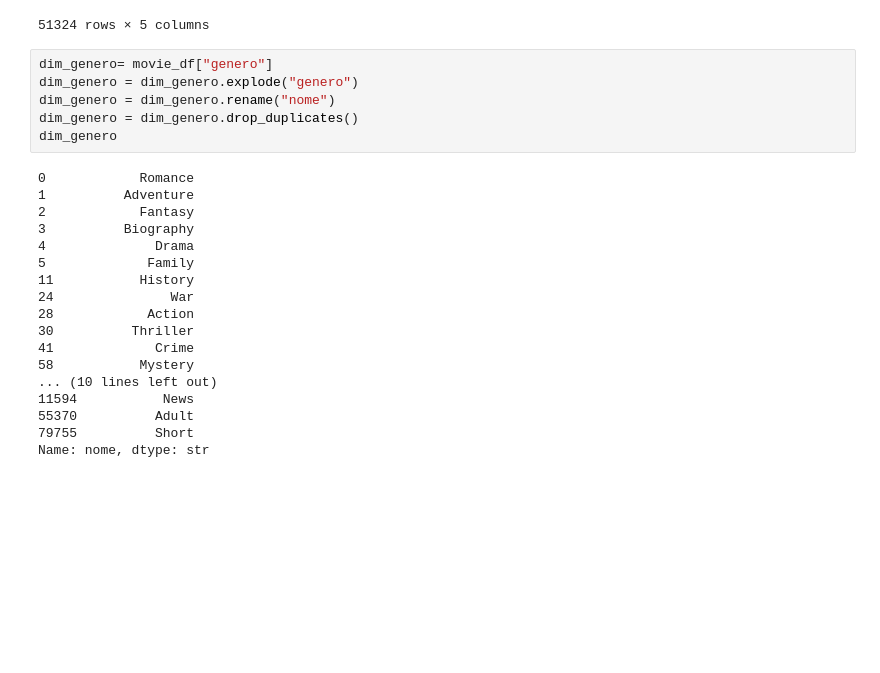
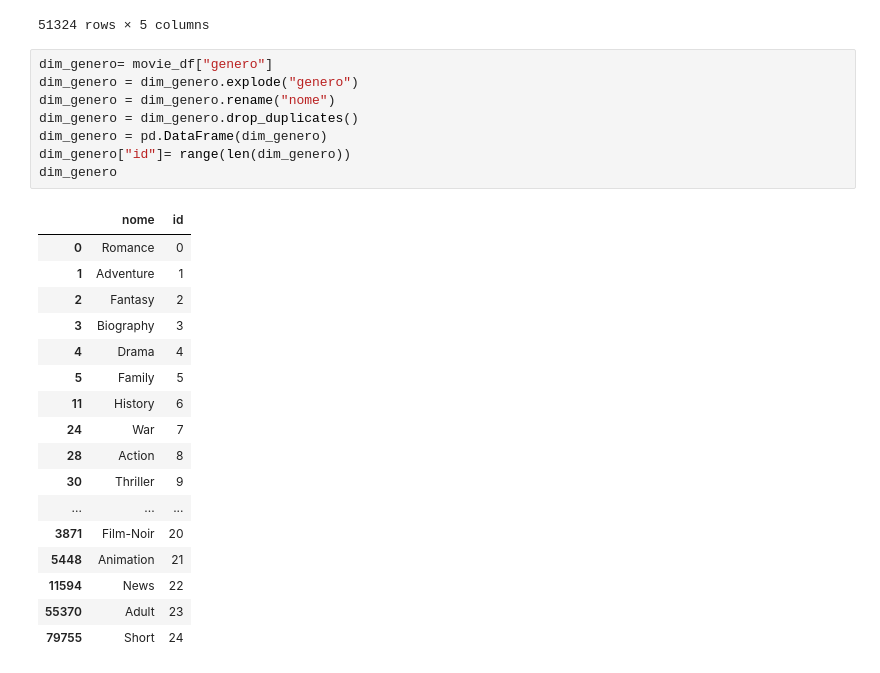
Before and after one commit to duduSC/trabalho_BI, a Jupyter notebook: etl.ipynb, the cells around one changed output. Saved outputs shown, nothing was run; the diff lists cells and outputs as text; blank space fills up the shorter version.

```diff
--- a/etl.ipynb
+++ b/etl.ipynb
@@ -115,27 +115,29 @@ fato_filme
 # %%
 dim_genero= movie_df["genero"]
 dim_genero = dim_genero.explode("genero")
 dim_genero = dim_genero.rename("nome")
 dim_genero = dim_genero.drop_duplicates()
+dim_genero = pd.DataFrame(dim_genero)
+dim_genero["id"]= range(len(dim_genero))
 dim_genero
 # %% [output]
-0            Romance
-1          Adventure
-2            Fantasy
-3          Biography
-4              Drama
-5             Family
-11           History
-24               War
-28            Action
-30          Thriller
-41             Crime
-58           Mystery
-... (10 lines left out)
-11594           News
-55370          Adult
-79755          Short
-Name: nome, dtype: str
+|  | nome | id |
+| 0 | Romance | 0 |
+| 1 | Adventure | 1 |
+| 2 | Fantasy | 2 |
+| 3 | Biography | 3 |
+| 4 | Drama | 4 |
+| 5 | Family | 5 |
+| 11 | History | 6 |
+| 24 | War | 7 |
+| 28 | Action | 8 |
+| 30 | Thriller | 9 |
+| ... | ... | ... |
+| 3871 | Film-Noir | 20 |
+| 5448 | Animation | 21 |
+| 11594 | News | 22 |
+| 55370 | Adult | 23 |
+| 79755 | Short | 24 |
 # %%
 df_explode = movie_df[["id","genero"]]
 df_explode = df_explode.explode("genero")
```
Also changed, not shown: parts of 13 cells of this notebook, 4 other files.
